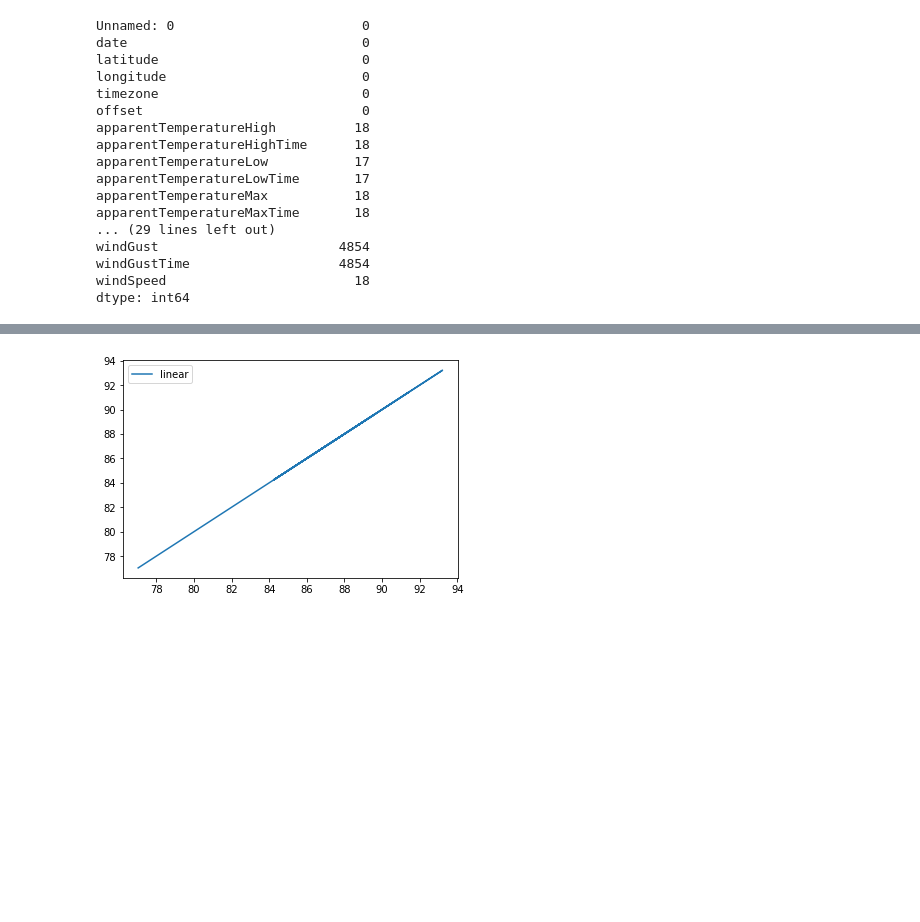
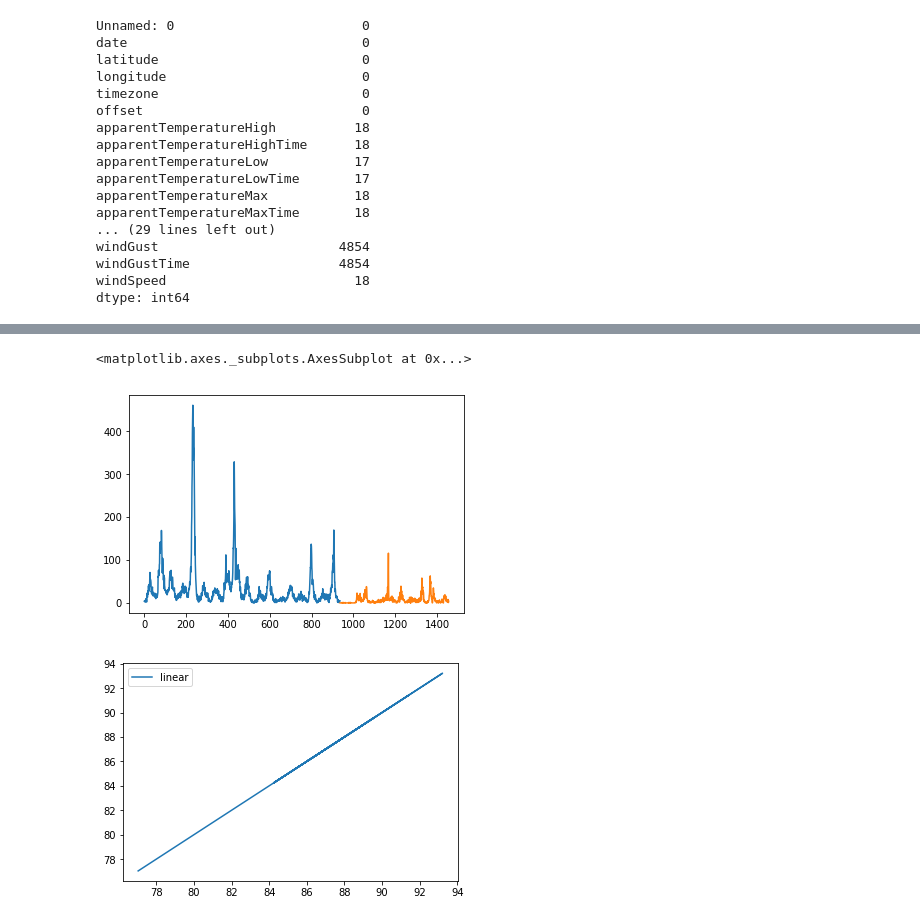
Before and after one commit to iEvidently/dsc-5-capstone-project-online-ds-pt-100118, a Jupyter notebook: dengue_fever_prediction.ipynb, the cells around one changed output, grey strips where cells are left out. Saved outputs shown, nothing was run; the diff lists cells and outputs as text; code cells hidden in the pictures; blank space fills up the shorter version.

```diff
--- a/dengue_fever_prediction.ipynb
+++ b/dengue_fever_prediction.ipynb
@@ -1054,3 +1226,18 @@ dtype: int64
+# %%
+# now look at the driven data dataset
+sj_cases = train_labels[train_labels['city'] == 'sj']
+iq_cases = train_labels[train_labels['city'] == 'iq']
+
+sj_cases['total_cases'].plot()
+iq_cases['total_cases'].plot()
+
+# series = read_csv('shampoo-sales.csv', header=0, parse_dates=[0], index_col=0, squeeze=True, date_parser=parser)
+# print(series.head())
+# series.plot()
+# pyplot.show()
+# %% [output]
+<matplotlib.axes._subplots.AxesSubplot at 0x...>
+[figure, added]
 # %%
 x = iq_weather_history.iloc[670:700]['date']
 y = iq_weather_history.iloc[670:700]['temperatureMax']
```
Also changed, not shown: parts of 22 cells of this notebook.
